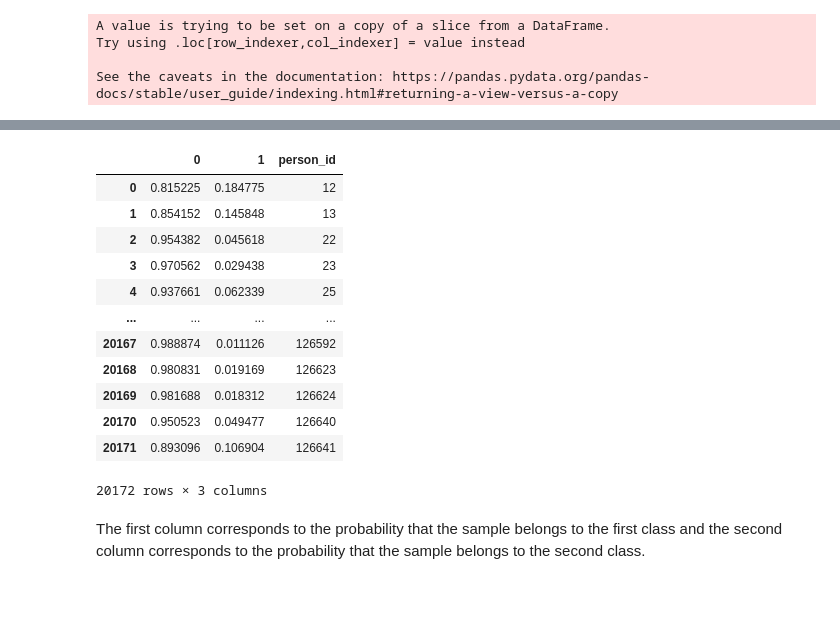
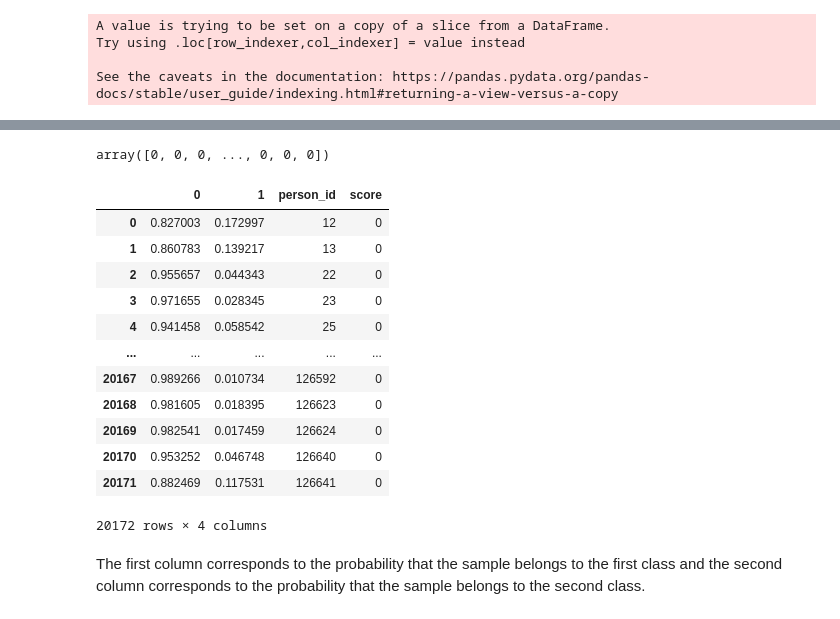
Before and after one commit to Lidetsal/Code_Practice, a Jupyter notebook: Modeling.ipynb, the cells around one changed output, grey strips where cells are left out. Drawn from its saved outputs; the diff is of its cells as text; code cells hidden in the pictures.

```diff
--- a/Modeling.ipynb
+++ b/Modeling.ipynb
@@ -150,6 +193,6 @@ X_train, X_test, y_train, y_test = train_test_split(X, y, test_size=0.25, random
 # %%
 from sklearn.linear_model import LogisticRegression
 
-logreg = LogisticRegression(fit_intercept=False, C=1e12, solver='liblinear')
+logreg = LogisticRegression( )
 
 model = logreg.fit(X_train, y_train)
@@ -249,8 +358,12 @@ unlabeled.head()
 | 2 | 22 | 68 | citizen_birth | native_born | 0 | 13194.0 | ... |
 | 3 | 23 | 64 | citizen_birth | native_born | 40 | 30194.0 | ... |
 | 4 | 25 | 29 | citizen_birth | native_born | 40 | 52174.0 | ... |
+# %%
+for val in unlabeled.language.values:
+    if val != 'English':
+        unlabeled.language = unlabeled.language.replace({val:'not_english'})
 # %%
-unlabeled_new = unlabeled.drop(['person_id','language', 'household_id'], axis=1)
+unlabeled_new = unlabeled.drop(['person_id', 'household_id'], axis=1)
 # %%
 cont = unlabeled_new.select_dtypes(exclude='object')
 
@@ -287,26 +404,36 @@ new.head(2)
+# %%
+predictions = logreg.predict_proba(new)
+
+predicted = logreg.predict(new)
+
+predicted
+# %% [output]
+array([0, 0, 0, ..., 0, 0, 0])
 # %%
-predictions = logreg.predict_proba(new)
-
 df = pd.DataFrame(predictions)
 
 df['person_id'] = unlabeled.person_id
 
+df['score'] = predicted
+
+
+pd.set_option('display.max_rows', 500)
 
 df
 # %% [output]
-|  | 0 | 1 | person_id |
-| 0 | 0.815225 | 0.184775 | 12 |
-| 1 | 0.854152 | 0.145848 | 13 |
-| 2 | 0.954382 | 0.045618 | 22 |
-| 3 | 0.970562 | 0.029438 | 23 |
-| 4 | 0.937661 | 0.062339 | 25 |
-| ... | ... | ... | ... |
-| 20167 | 0.988874 | 0.011126 | 126592 |
-| 20168 | 0.980831 | 0.019169 | 126623 |
-| 20169 | 0.981688 | 0.018312 | 126624 |
-| 20170 | 0.950523 | 0.049477 | 126640 |
-| 20171 | 0.893096 | 0.106904 | 126641 |
+|  | 0 | 1 | person_id | score |
+| 0 | 0.827003 | 0.172997 | 12 | 0 |
+| 1 | 0.860783 | 0.139217 | 13 | 0 |
+| 2 | 0.955657 | 0.044343 | 22 | 0 |
+| 3 | 0.971655 | 0.028345 | 23 | 0 |
+| 4 | 0.941458 | 0.058542 | 25 | 0 |
+| ... | ... | ... | ... | ... |
+| 20167 | 0.989266 | 0.010734 | 126592 | 0 |
+| 20168 | 0.981605 | 0.018395 | 126623 | 0 |
+| 20169 | 0.982541 | 0.017459 | 126624 | 0 |
+| 20170 | 0.953252 | 0.046748 | 126640 | 0 |
+| 20171 | 0.882469 | 0.117531 | 126641 | 0 |
-20172 rows × 3 columns
+20172 rows × 4 columns
 # %% [markdown]
 The first column corresponds to the probability that the sample belongs to the first class and the second column corresponds to the probability that the sample belongs to the second class.
 # %% [markdown]
```
Also changed, not shown: parts of 46 cells of this notebook, 1 other file.
